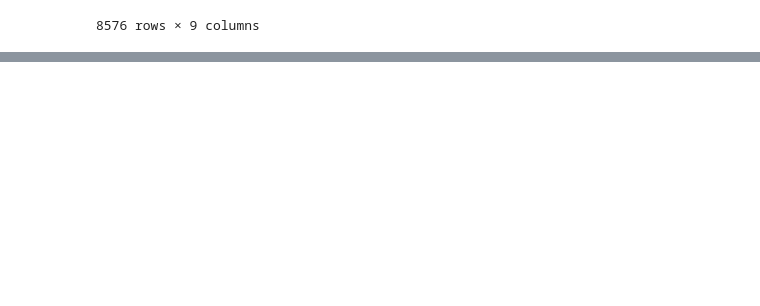
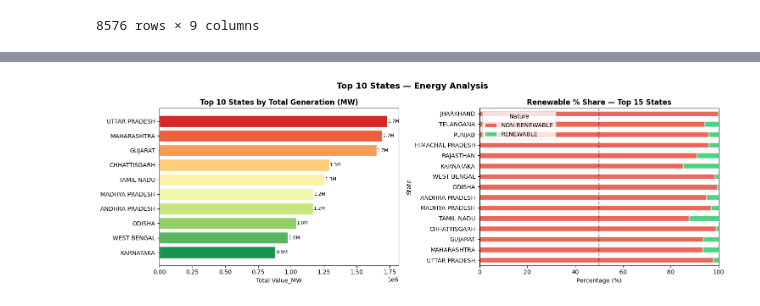
Before and after one commit to dhruv-9173/Energy_Analysis-India, a Jupyter notebook: project.ipynb, the cells around one changed output, grey strips where cells are left out. Saved outputs shown, nothing was run; the diff lists cells and outputs as text; code cells hidden in the pictures; blank space fills up the shorter version.

```diff
--- a/project.ipynb
+++ b/project.ipynb
@@ -333,0 +489,37 @@ df
+# %%
+gen_df = df[df['Value_Type'] == 'GENERATION']
+state_gen = gen_df.groupby('State')['Value_MW'].sum().sort_values(ascending=False).head(10)
+
+fig, axes = plt.subplots(1, 2, figsize=(15, 5))
+fig.suptitle('Top 10 States — Energy Analysis', fontsize=14, fontweight='bold')
+
+# Total generation
+colors_bar = sns.color_palette('RdYlGn', 10)[::-1]
+bars = axes[0].barh(state_gen.index[::-1], state_gen.values[::-1],
+                    color=colors_bar, edgecolor='white')
+axes[0].set_title('Top 10 States by Total Generation (MW)', fontweight='bold')
+axes[0].set_xlabel('Total Value_MW')
+for bar, val in zip(bars, state_gen.values[::-1]):
+    axes[0].text(val + 5000, bar.get_y() + bar.get_height()/2,
+                 f'{val/1e6:.1f}M', va='center', fontsize=8)
+
+# Renewable % per state (top 15 states)
+state_nature = (gen_df.groupby(['State','Nature'])['Value_MW'].sum()
+                .unstack(fill_value=0))
+state_nature['Total'] = state_nature.sum(axis=1)
+top_states = state_nature.nlargest(15, 'Total').drop(columns='Total')
+top_states_pct = top_states.div(top_states.sum(axis=1), axis=0) * 100
+
+top_states_pct.plot(kind='barh', stacked=True, ax=axes[1],
+                    color=['#e74c3c','#2ecc71'], edgecolor='white', alpha=0.85)
+axes[1].set_title('Renewable % Share — Top 15 States', fontweight='bold')
+axes[1].set_xlabel('Percentage (%)')
+axes[1].set_xlim(0, 100)
+axes[1].axvline(50, color='black', ls='--', alpha=0.4)
+axes[1].legend(title='Nature')
+
+plt.tight_layout()
+plt.savefig('fig05_top_states.png', bbox_inches='tight')
+plt.show()
+# %% [output]
+[figure, added]
```
Also changed, not shown: parts of 20 cells of this notebook, 10 other files.
